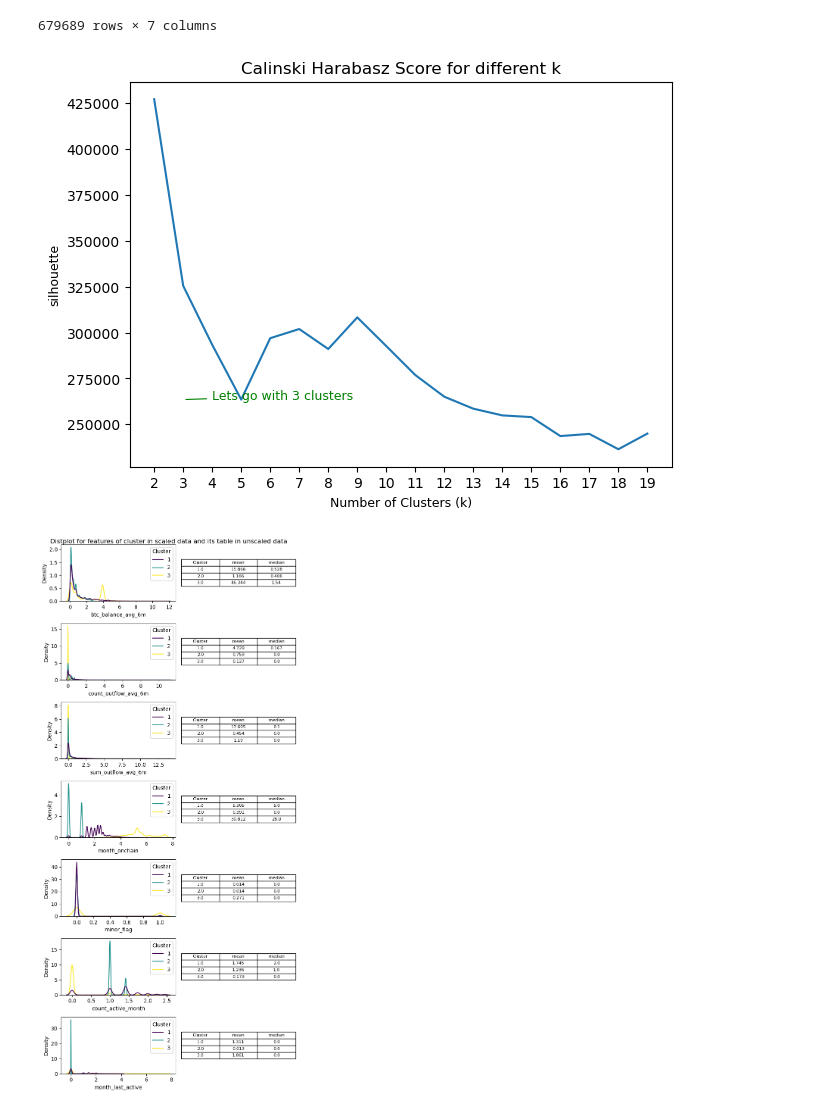
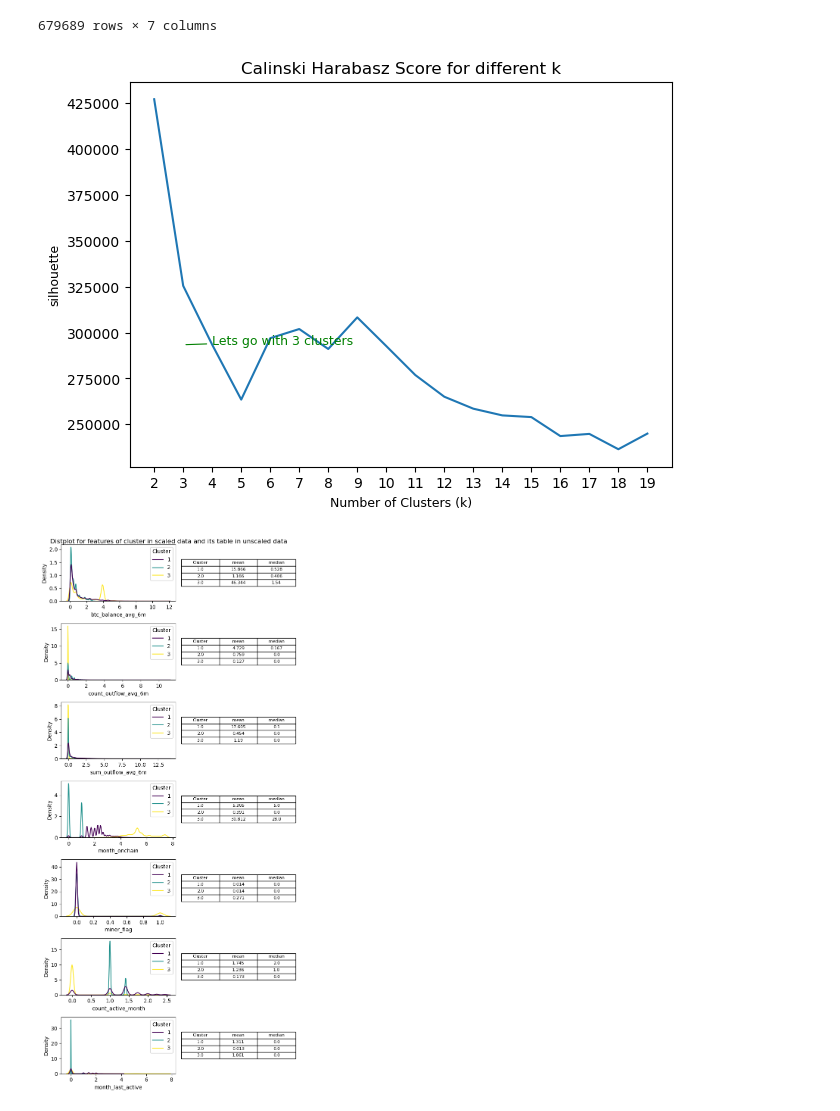
Before and after one commit to tpminh4394/btc_blockchain_etl_analysis, a Jupyter notebook: Step 5 simple onchain analysis.ipynb, the cells around one changed output. Drawn from its saved outputs; the diff is of its cells as text; code cells hidden in the pictures.

```diff
--- a/Step 5 simple onchain analysis.ipynb
+++ b/Step 5 simple onchain analysis.ipynb
@@ -538,34 +538,34 @@ data_scaled
 # %%
 from sklearn.cluster import KMeans
 
 # Step 1: Define a range of cluster numbers
 silhouette = []
 k_range = range(2, 20)  # Test k values from 1 to 10
 
 # Step 2: Calculate inertia for each k
 for k in k_range:
     kmeans = KMeans(n_clusters=k, random_state=42)
     kmeans.fit(data_scaled)
     score = calinski_harabasz_score(data_scaled,kmeans.labels_)
     silhouette.append(score)
 # Step 3: Plot the elbow curve
 plt.figure(figsize=(7, 5))
 sns.lineplot(x = k_range , y = silhouette)
 plt.title("Calinski Harabasz Score for different k", fontsize=12)
 plt.xlabel("Number of Clusters (k)", fontsize=9)
 plt.ylabel("silhouette", fontsize=9)
 plt.xticks(k_range)
 plt.annotate(
     'Lets go with 3 clusters',  # Annotation text
-    xy=(3, silhouette[3] ) , # Point to annotate
-    xytext=(3 + 1, silhouette[3]  + 5),  # Text position
+    xy=(3, silhouette[2] ) , # Point to annotate
+    xytext=(3 + 1, silhouette[2]  + 5),  # Text position
     arrowprops=dict(arrowstyle='-', color='green', lw=0.8),  # Minimal arrow
     fontsize=9,
     color='green'
 )
 plt.show()
 # %% [output]
-[figure, old version]
+[figure, new version]
 # %%
 kmeans = KMeans(n_clusters=3, random_state=42)
 kmeans.fit(data_scaled)
```
